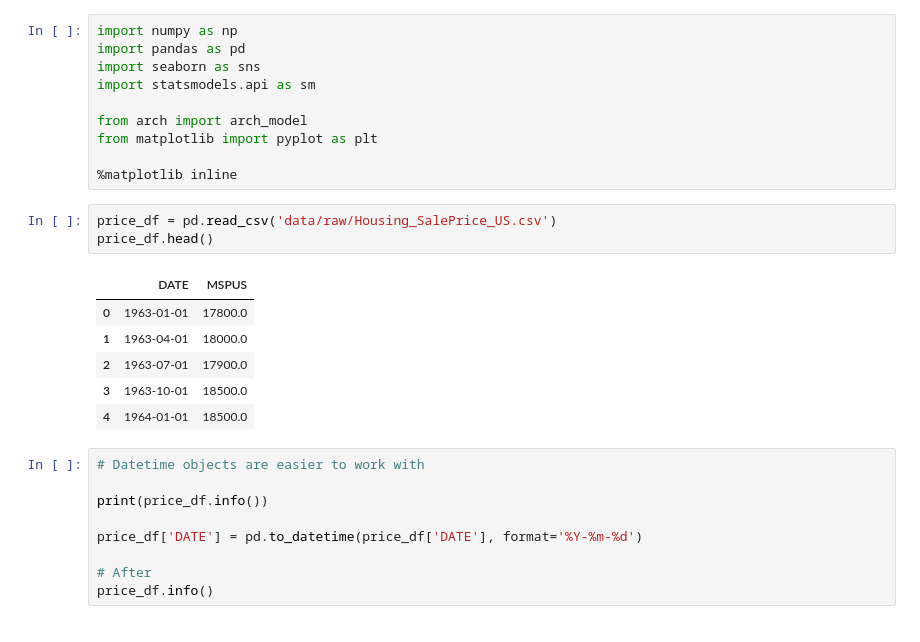
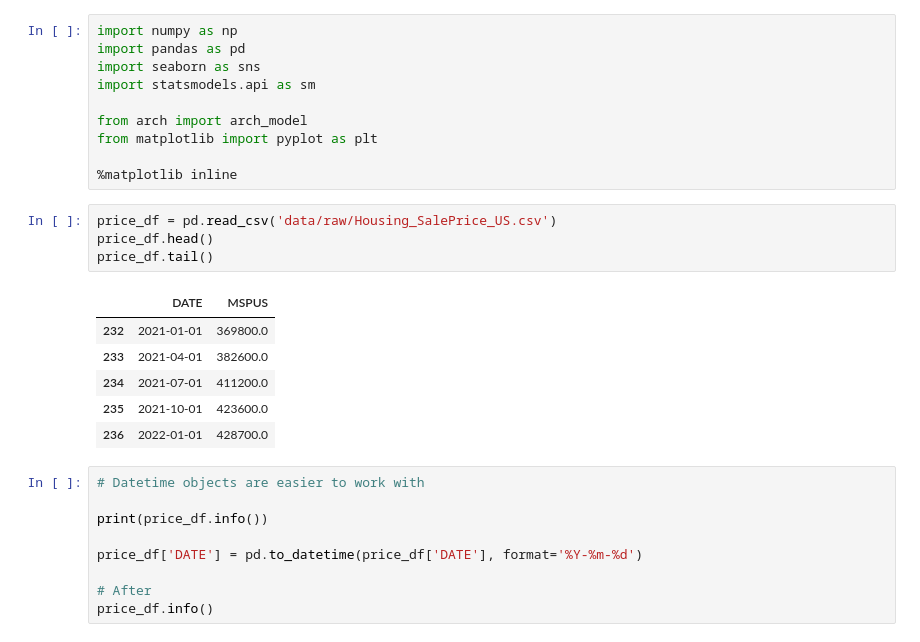
Before and after one commit to hsdistefa/mas-thesis, a Jupyter notebook: EDA.ipynb, the cells around one changed output. Saved outputs shown, nothing was run; the diff lists cells and outputs as text.

```diff
--- a/EDA.ipynb
+++ b/EDA.ipynb
@@ -11,13 +11,14 @@ from matplotlib import pyplot as plt
 # %%
 price_df = pd.read_csv('data/raw/Housing_SalePrice_US.csv')
 price_df.head()
+price_df.tail()
 # %% [output]
 |  | DATE | MSPUS |
-| 0 | 1963-01-01 | 17800.0 |
-| 1 | 1963-04-01 | 18000.0 |
-| 2 | 1963-07-01 | 17900.0 |
-| 3 | 1963-10-01 | 18500.0 |
-| 4 | 1964-01-01 | 18500.0 |
+| 232 | 2021-01-01 | 369800.0 |
+| 233 | 2021-04-01 | 382600.0 |
+| 234 | 2021-07-01 | 411200.0 |
+| 235 | 2021-10-01 | 423600.0 |
+| 236 | 2022-01-01 | 428700.0 |
 # %%
 # Datetime objects are easier to work with
 
```
Also changed, not shown: parts of 9 cells of this notebook, 2 other files.
